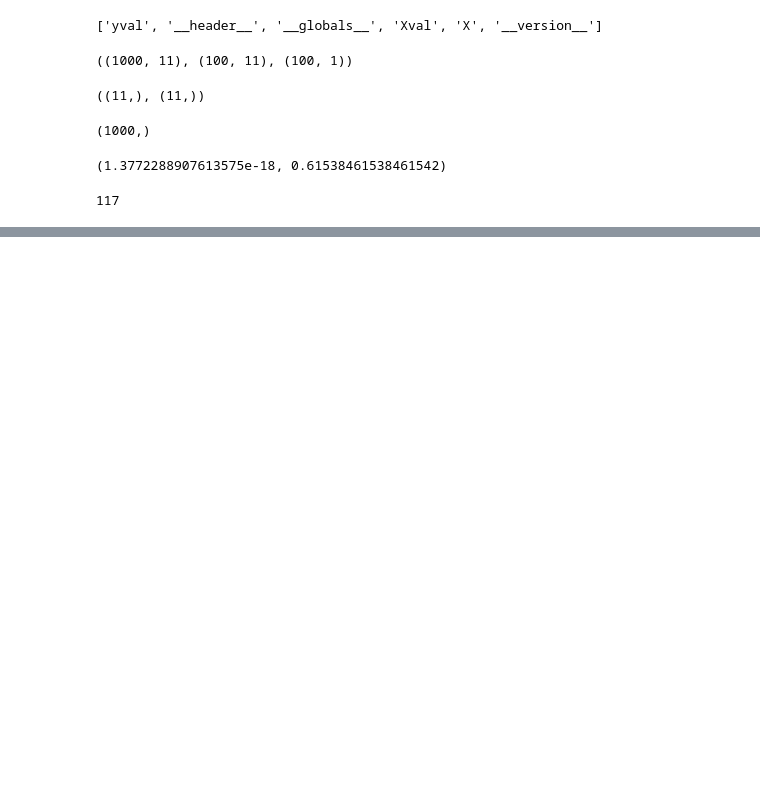
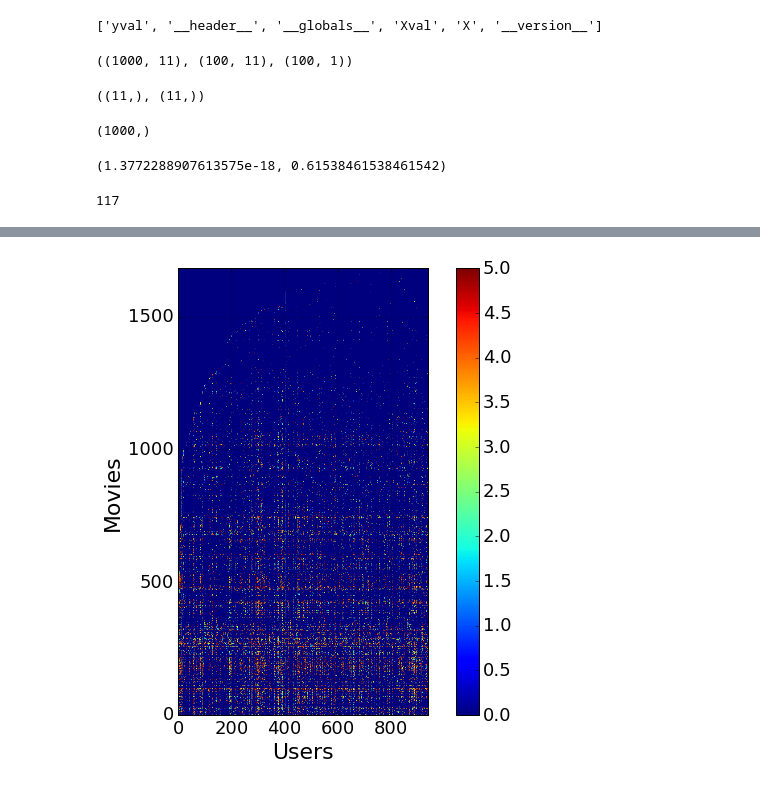
Before and after one commit to nakicam/DataScienceTraining, a Jupyter notebook: courses/coursera_ml008/hw8/hw8_anamoly_detection_recommeders.ipynb, the cells around one changed output, grey strips where cells are left out. Saved outputs shown, nothing was run; the diff lists cells and outputs as text; code cells hidden in the pictures; blank space fills up the shorter version.

```diff
--- a/courses/coursera_ml008/hw8/hw8_anamoly_detection_recommeders.ipynb
+++ b/courses/coursera_ml008/hw8/hw8_anamoly_detection_recommeders.ipynb
@@ -282,0 +351,9 @@ np.sum(p < eps)
+# %%
+plt.imshow(Y, origin='lower')
+plt.colorbar()
+plt.ylabel('Movies')
+plt.xlabel('Users')
+plt.grid()
+plt.show()
+# %% [output]
+[figure, added]
```
Also changed, not shown: parts of 27 cells of this notebook, 8 other files.
